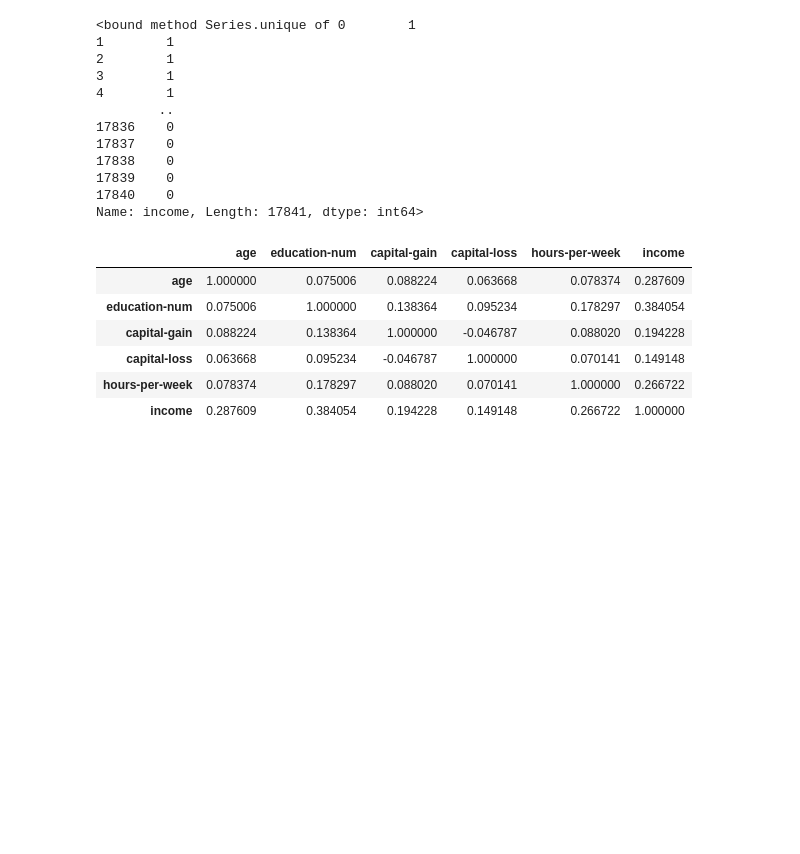
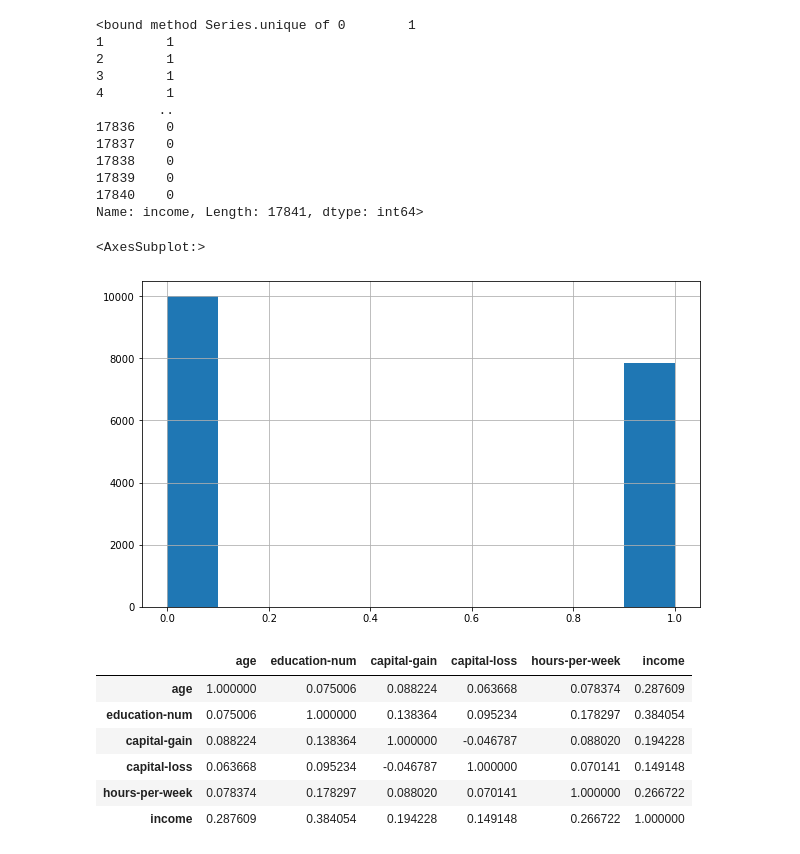
Before and after one commit to prudhvinag06/ML-from-scratch, a Jupyter notebook: logisticRegression.ipynb, the cells around one changed output. Drawn from its saved outputs; the diff is of its cells as text; code cells hidden in the pictures; blank space fills up the shorter version.

```diff
--- a/logisticRegression.ipynb
+++ b/logisticRegression.ipynb
@@ -255,6 +275,11 @@ main_df['income'].unique
 17839    0
 17840    0
 Name: income, Length: 17841, dtype: int64>
+# %%
+main_df["income"].hist() #output plot
+# %% [output]
+<AxesSubplot:>
+[figure, added]
 # %%
                                                 #check corr
 # %%
```
Also changed, not shown: parts of 61 cells of this notebook.
